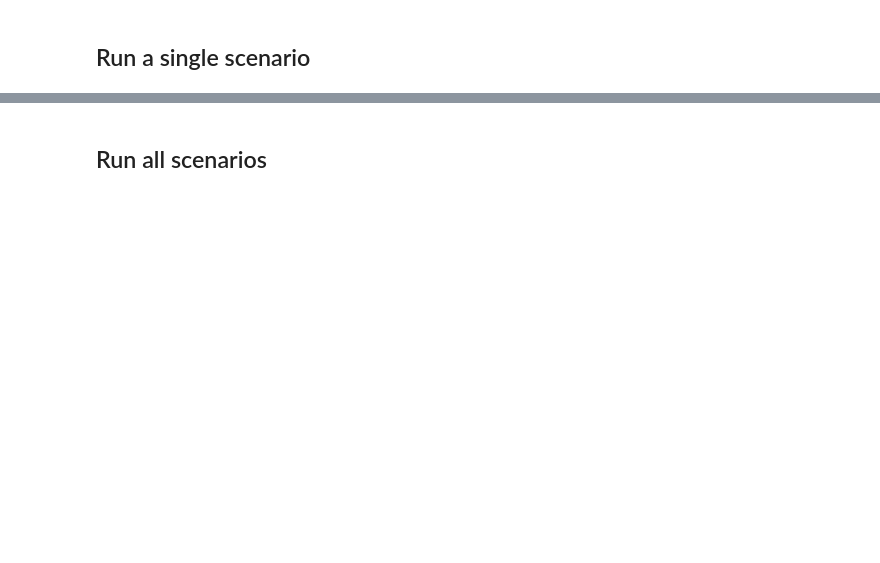
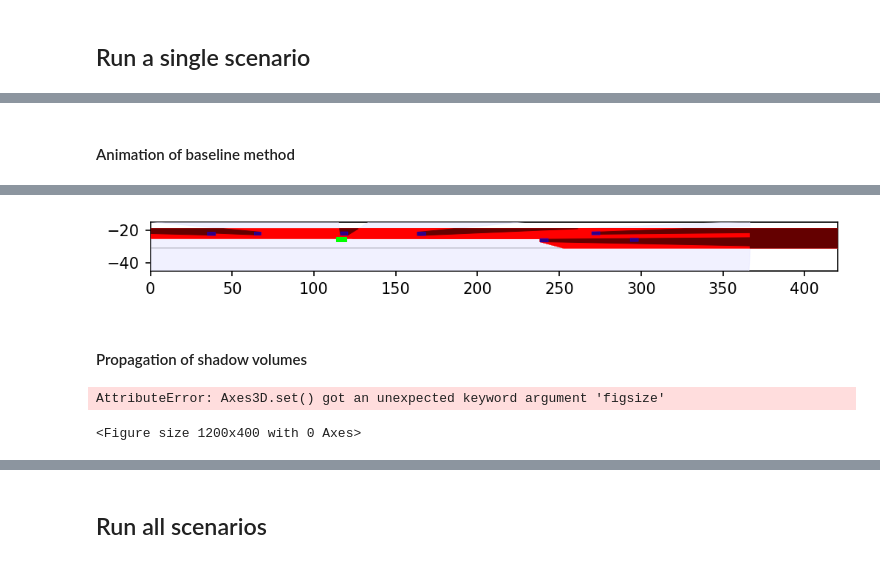
Before and after one commit to haastregt/occlusion_tracking, a Jupyter notebook: highd_scenarios.ipynb, the cells around one changed output, grey strips where cells are left out. Cells and saved outputs as stored; diff of their text form; code cells hidden in the pictures; blank space fills up the shorter version.

```diff
--- a/highd_scenarios.ipynb
+++ b/highd_scenarios.ipynb
@@ -129,0 +159,17 @@ NameError: name 'yaml' is not defined
+# %% [markdown]
+#### Animation of baseline method
+# %%
+ego_vehicle = data["baseline_method"]["ego_vehicle"]
+scenarios = data["baseline_method"]["scenarios"]
+views = data["baseline_method"]["views"]
+simulation_length = data["simulation_length"]
+
+fig = plt.figure(figsize=(12, 2), dpi=150)
+anim = animation.FuncAnimation(fig,
+                               plot_result_scenario,
+                               fargs=[ego_vehicle, scenarios, views],
+                               frames=simulation_length,
+                               interval=200,
+                               blit=False)
+HTML(anim.to_html5_video())
+# %% [output]
@@ -129,0 +177,20 @@ NameError: name 'yaml' is not defined
+[figure, added]
+# %% [markdown]
+#### Propagation of shadow volumes
+# %%
+simulation_length = data["simulation_length"]
+shadows_novel = data["novel_method"]["shadows"]
+
+if len(shadows_to_plot) == 0:
+    shadows_to_plot = np.arange(len(shadows_novel))
+for shadow in shadows_to_plot:
+    Visualizer().plot_3D_shadows(shadows_novel[shadow],simulation_length,3)
+    print(figure.get_size_inches())
+
+print("Update time novel method: ", data["novel_method"]["computational_time"]["update_step"])
+print("Prediction time novel method: ", data["novel_method"]["computational_time"]["prediction_step"])
+print("Update time baseline method: ", data["baseline_method"]["computational_time"]["update_step"])
+print("Prediction time novel method: ", data["baseline_method"]["computational_time"]["prediction_step"])
+# %% [output]
+AttributeError: Axes3D.set() got an unexpected keyword argument 'figsize'
+<Figure size 1200x400 with 0 Axes>
```
Also changed, not shown: parts of 29 cells of this notebook, 9 other files.
